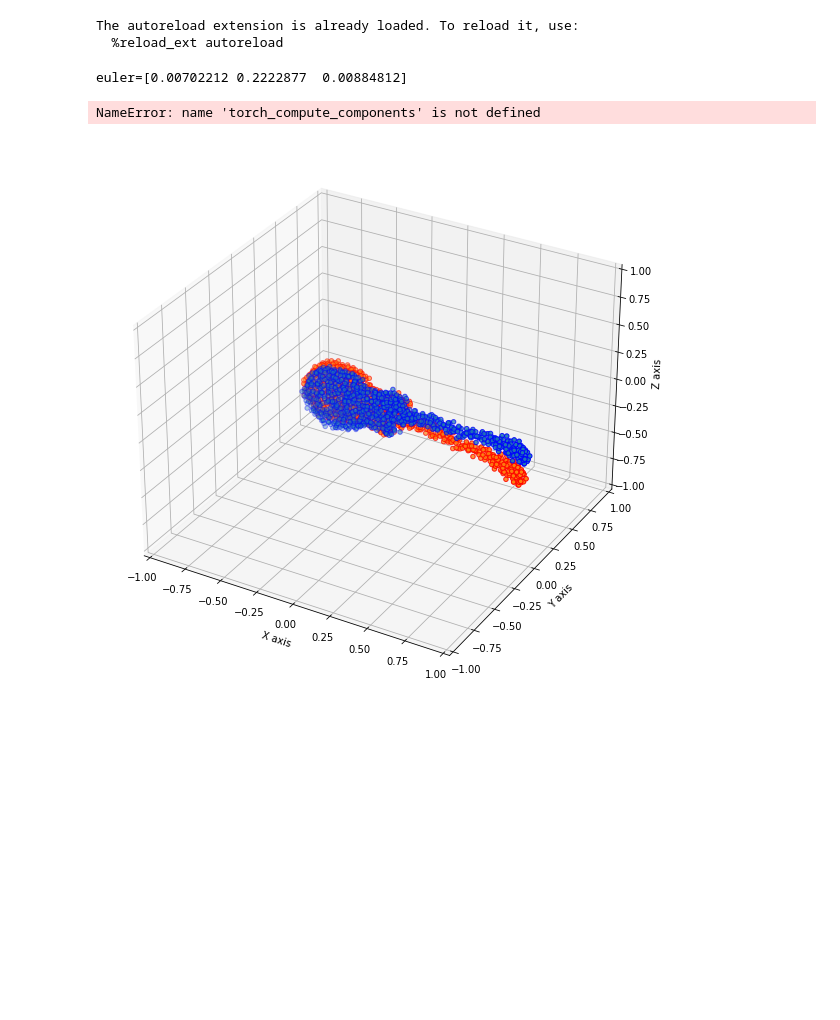
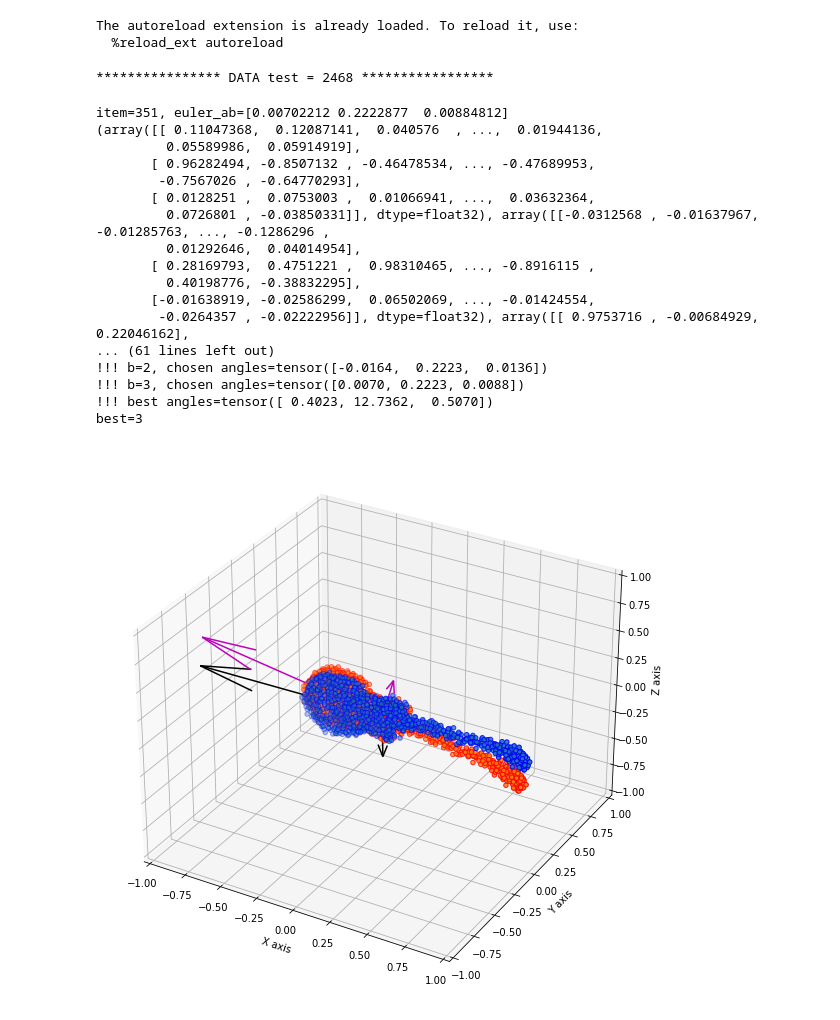
Before and after one commit to stoianmihail/DCP2.0, a Jupyter notebook: HyperDebug.ipynb, the cells around one changed output. Drawn from its saved outputs; the diff is of its cells as text; code cells hidden in the pictures; blank space fills up the shorter version.

```diff
--- a/HyperDebug.ipynb
+++ b/HyperDebug.ipynb
@@ -9,19 +9,27 @@ import torch
 # %% [output]
 The autoreload extension is already loaded. To reload it, use:
   %reload_ext autoreload
+# %%
+from data import ModelNet40
+
+data = ModelNet40(num_points=1024, partition='test', )
+# %% [output]
+**************** DATA test = 2468 *****************
 # %%
 # from util_3d import generate_custom_pointcloud, decompose
-from hypericp import torch_solve, compute_components
+from hypericp import torch_solve, torch_compute_components
 
 def decompose(pointcloud):
     return pointcloud[:, 0], pointcloud[:, 1], pointcloud[:, 2]
 
+pc1, pc2, _, _, _, _, euler, _ = data[351]
+# print(data[351])
 
-f = open('debug_hyper-new.npy', 'rb')
-pc1 = np.load(f, allow_pickle=True)
-pc2 = np.load(f, allow_pickle=True)
-# rotation = np.load(f)
-euler = np.load(f, allow_pickle=True)
+# f = open('debug_hyper-new.npy', 'rb')
+# pc1 = np.load(f, allow_pickle=True)
+# pc2 = np.load(f, allow_pickle=True)
+# # rotation = np.load(f)
+# euler = np.load(f, allow_pickle=True)
 # debug = {
 #     'rotation' : rotation,
 #     'euler' : euler
@@ -53,33 +61,48 @@ if True:
 
     print(f'X:\nU:{U1.shape}\nS={S1}')
     print(f'Y:\nU:{U2.shape}\nS={S2}')
 
     u1_soa = []
     for i in range(U1.shape[1]):
         u1_soa.append(np.concatenate([np.asarray([0, 0, 0]), (S1[i] / 10) * U1[:, i]]))
 
     u2_soa = []
     for j in range(U2.shape[1]):
         u2_soa.append(np.concatenate([np.asarray([0, 0, 0]), (S2[j] / 10) * U2[:, j]]))
 
 
     print(f'u1_soa={u1_soa}')
     print(f'u2_soa={u2_soa}')
 
     def is_orth(R):
         print(f'RR={R.T @ R}')
         return np.allclose(R.T @ R, np.eye(3))
 
     def add_soa(soa, c):
         X, Y, Z, U, V, W = zip(*soa)
         ax.quiver(X, Y, Z, U, V, W, color=c)
 
     add_soa(u1_soa, 'k')
     add_soa(u2_soa, 'm')
 
 
 R, t = torch_solve(torch.from_numpy(pc1), torch.from_numpy(pc2), verbose=True)
 # %% [output]
-euler=[0.00702212 0.2222877  0.00884812]
+item=351, euler_ab=[0.00702212 0.2222877  0.00884812]
+(array([[ 0.11047368,  0.12087141,  0.040576  , ...,  0.01944136,
+         0.05589986,  0.05914919],
+       [ 0.96282494, -0.8507132 , -0.46478534, ..., -0.47689953,
+        -0.7567026 , -0.64770293],
+       [ 0.0128251 ,  0.0753003 ,  0.01066941, ...,  0.03632364,
+         0.0726801 , -0.03850331]], dtype=float32), array([[-0.0312568 , -0.01637967, -0.01285763, ..., -0.1286296 ,
+         0.01292646,  0.04014954],
+       [ 0.28169793,  0.4751221 ,  0.98310465, ..., -0.8916115 ,
+         0.40198776, -0.38832295],
+       [-0.01638919, -0.02586299,  0.06502069, ..., -0.01424554,
+        -0.0264357 , -0.02222956]], dtype=float32), array([[ 0.9753716 , -0.00684929,  0.22046162],
+... (61 lines left out)
+!!! b=2, chosen angles=tensor([-0.0164,  0.2223,  0.0136])
+!!! b=3, chosen angles=tensor([0.0070, 0.2223, 0.0088])
+!!! best angles=tensor([ 0.4023, 12.7362,  0.5070])
+best=3
-NameError: name 'torch_compute_components' is not defined
-[figure, old version]
+[figure, new version]
```
Also changed, not shown: 4 other files.
